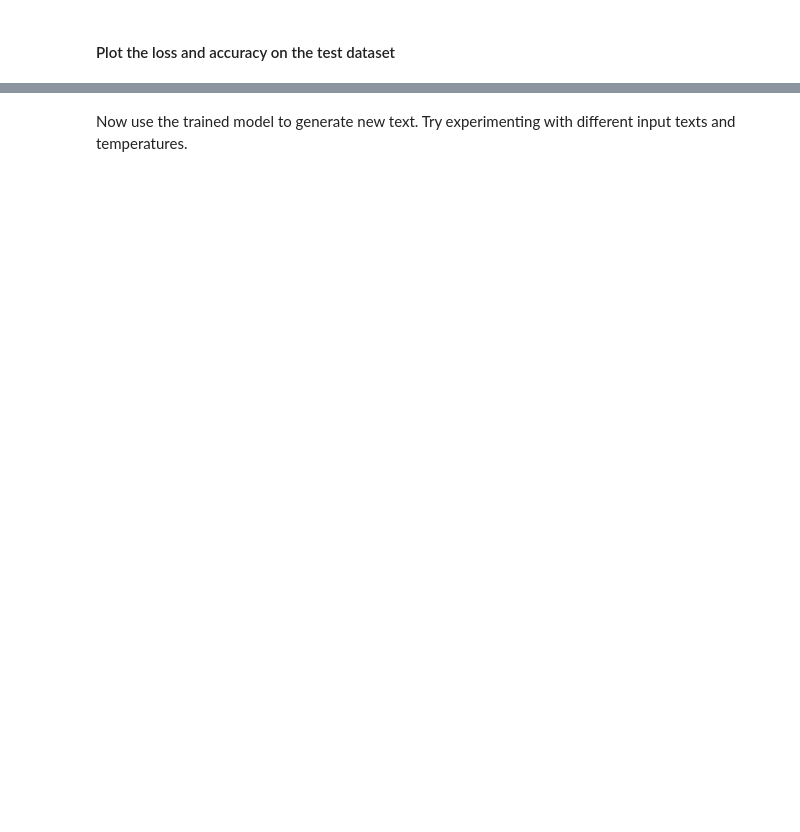
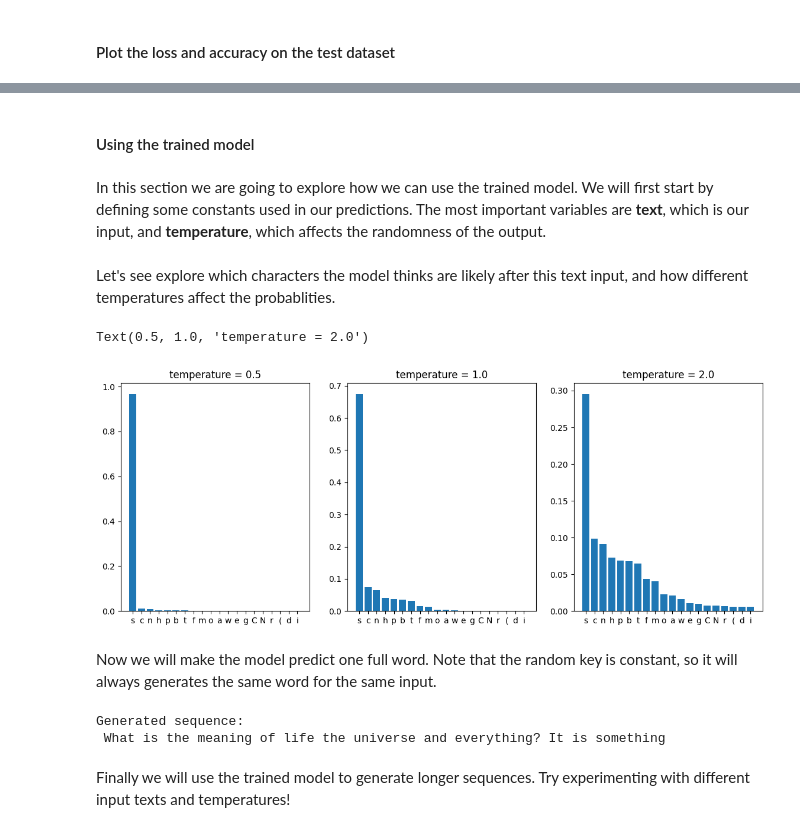
Before and after one commit to johanage/cs282_project_gpt_jax_sols, a Jupyter notebook: mingpt_hw.ipynb, the cells around one changed output, grey strips where cells are left out. Cells and saved outputs as stored; diff of their text form; code cells hidden in the pictures; blank space fills up the shorter version.

```diff
--- a/mingpt_hw.ipynb
+++ b/mingpt_hw.ipynb
@@ -301,6 +335,7 @@ Go through the `train_config.py` file in the `train` directory. It contains the
 # %%
 from train.trainer import create_train_state, Trainer
 from model import GPT
+from jax import random
 
 train_dataset, test_dataset = torch.utils.data.random_split(dataset, (0.9, 0.1))
 
@@ -311,7 +346,7 @@ init_rng = {"params": param_key, 'dropout' : dropout_key}
 model_config = {
     "n_layers": 6,
     "n_head": 6,
-    "n_embd": 32*6,
+    "n_embd": 20*6,
     "vocab_size": dataset.vocab_size,
     "block_size": dataset.block_size,
     "embd_pdrop": 0.1
@@ -341,2 +402,69 @@ plt.legend()
+# %% [markdown]
+#### Using the trained model
+# %% [markdown]
+In this section we are going to explore how we can use the trained model. We will first start by defining some constants used in our predictions. The most important variables are **text**, which is our input, and **temperature**, which affects the randomness of the output.
+# %%
+state = trainer.train_state
+
+model = GPT(**model_config)
+
+text = "What is the meaning of life the universe and everything? It is "
+# Ensure that the input is the correct length:
+text = text.rjust(model_config["block_size"])
+text = text[:model_config["block_size"]]
+
+temperature=0.4
+max_generated_tokens=128
+
+tokenized_input = np.array([[dataset.stoi[t] for t in text]])
+# %% [markdown]
+Let's see explore which characters the model thinks are likely after this text input, and how different temperatures affect the probablities.
+# %%
+import flax.linen as nn
+# Predict the next token. We are only interested in the last token in the sequence
+
+predictions = model.apply(state.params, tokenized_input, training=False)[0,-1]
+
+predictions_low_temperature = predictions/0.5
+predictions_medium_temperature = predictions
+predictions_high_temperature = predictions/2
+
+probabilities_low = nn.softmax(predictions_low_temperature)
+probabilities_medium = nn.softmax(predictions_medium_temperature)
+probabilities_high = nn.softmax(predictions_high_temperature)
+
+
+
+indexes = jnp.argsort(-predictions)
+
+labels = [dataset.itos[int(index)]for index in indexes]
+
+probabilities_low_sorted =  [float(probabilities_low[int(index)]) for index in indexes]
+probabilities_medium_sorted =  [float(probabilities_medium[int(index)]) for index in indexes]
+probabilities_high_sorted =  [float(probabilities_high[int(index)]) for index in indexes]
+
+fig, axes = plt.subplots(1, 3, figsize=(14, 5))
+
+axes[0].bar(labels[:20], probabilities_low_sorted[:20])
+axes[1].bar(labels[:20], probabilities_medium_sorted[:20])
+axes[2].bar(labels[:20], probabilities_high_sorted[:20])
+
+axes[0].set_title("temperature = 0.5")
+axes[1].set_title("temperature = 1.0")
+axes[2].set_title("temperature = 2.0")
+# %% [output]
+Text(0.5, 1.0, 'temperature = 2.0')
+[figure, added]
+# %% [markdown]
+Now we will make the model predict one full word. Note that the random key is constant, so it will always generates the same word for the same input.
+# %%
+# We want the model to stop generating after it reaches one of these characters
+stop_tokens = [dataset.stoi[" "], dataset.stoi["\n"],  dataset.stoi["."],  dataset.stoi[","]]
+print("Generated sequence: ")
+model.verbose_generate(state.params, tokenized_input, max_generated_tokens, key1, dataset.itos, temperature, stop_tokens=stop_tokens)
+print()
+# %% [output]
+Generated sequence:
+ What is the meaning of life the universe and everything? It is something
 # %% [markdown]
-Now use the trained model to generate new text. Try experimenting with different input texts and temperatures.
+Finally we will use the trained model to generate longer sequences. Try experimenting with different input texts and temperatures!
```
Also changed, not shown: parts of 14 cells of this notebook.
